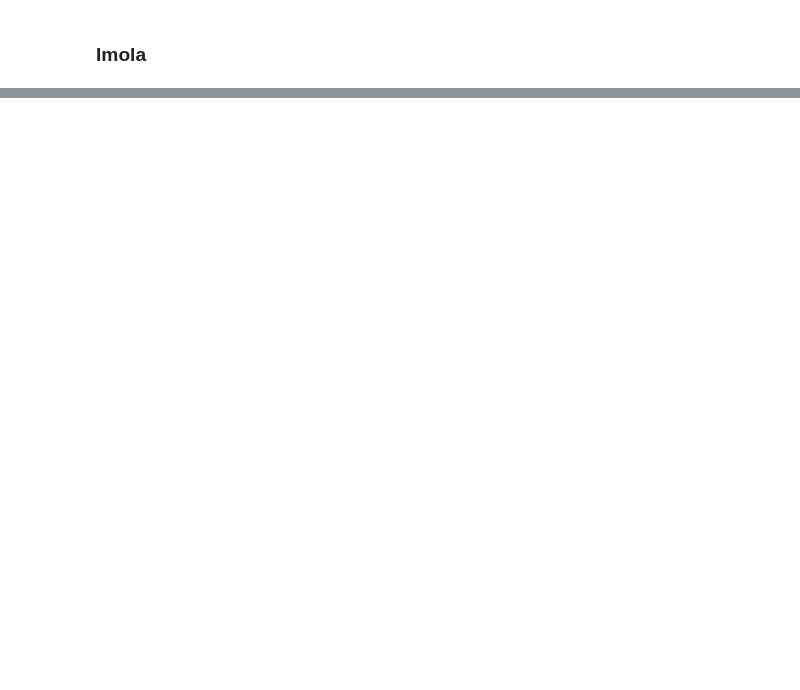
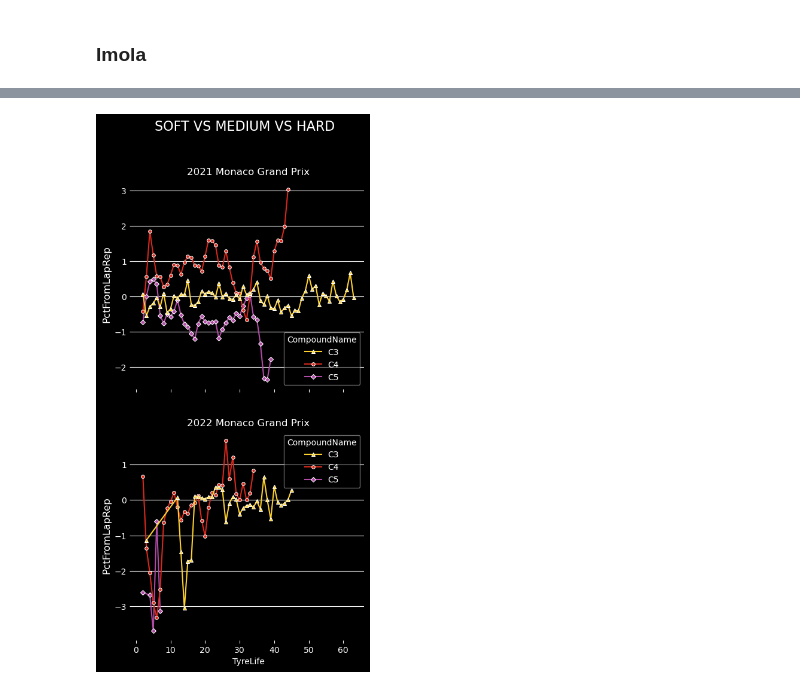
Before and after one commit to Casper-Guo/F1-Data-Visualization, a Jupyter notebook: visualization.ipynb, the cells around one changed output, grey strips where cells are left out. Saved outputs shown, nothing was run; the diff lists cells and outputs as text; code cells hidden in the pictures; blank space fills up the shorter version.

Commit message:
Monaco

```diff
--- a/visualization.ipynb
+++ b/visualization.ipynb
@@ -787,0 +883,4 @@ Saudi Analysis
+# %%
+monaco_line = plot_compounds_lineplot([2021, 2022], ["Monaco", "Monaco"], "PctFromLapRep", x="TyreLife")
+# %% [output]
+[figure, added]
```
Also changed, not shown: parts of 19 cells of this notebook.
